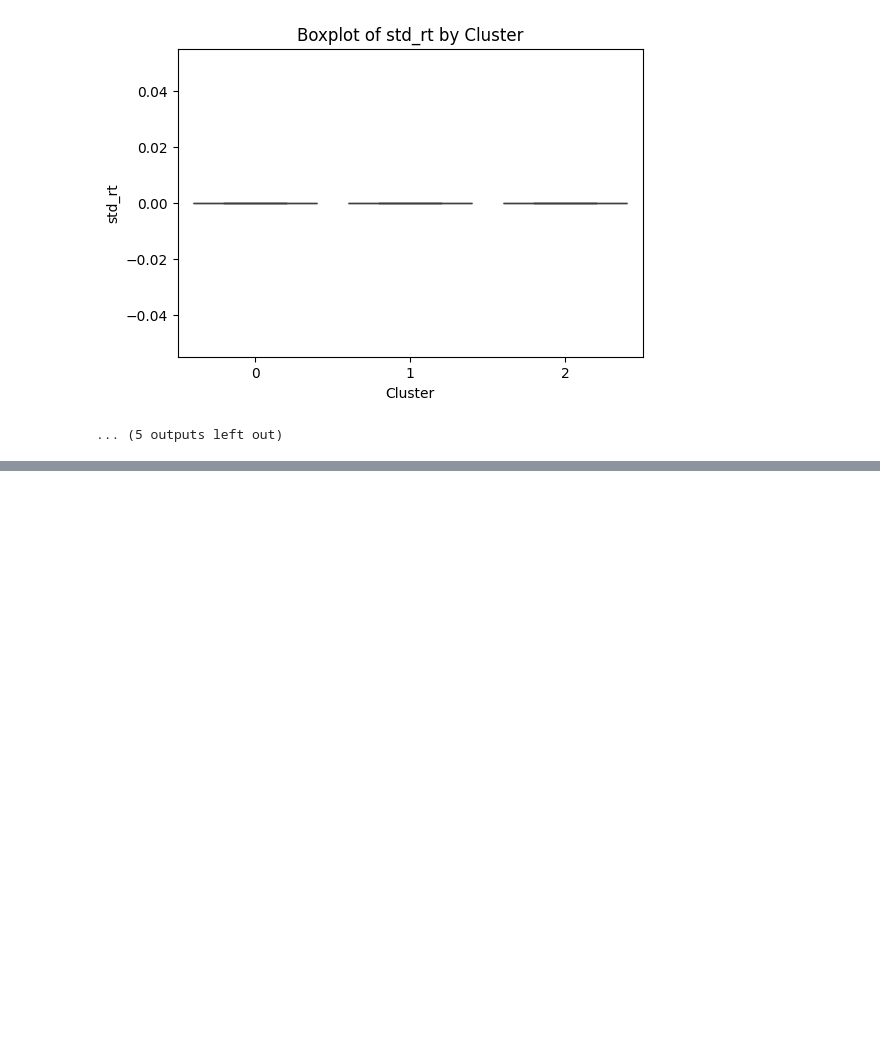
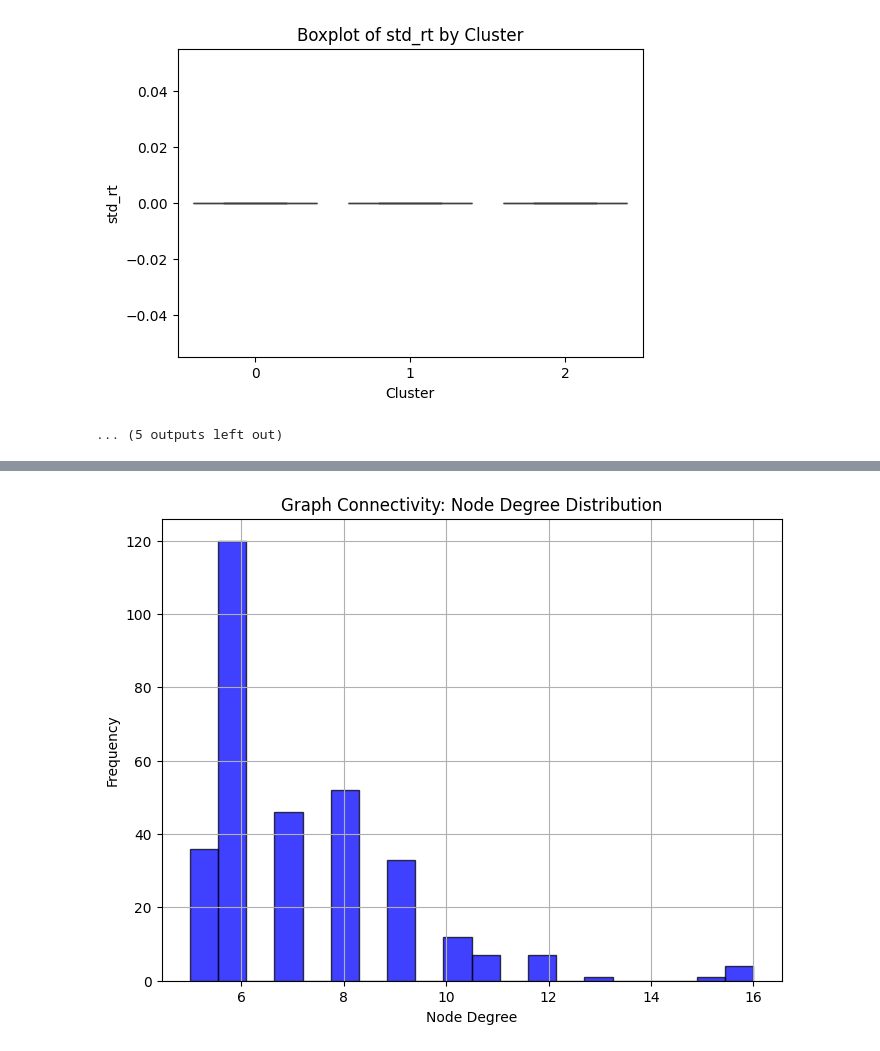
Before and after one commit to AyeshaAnzerBCIT/Multisource, a Jupyter notebook: BehavioralData_KNN.ipynb, the cells around one changed output, grey strips where cells are left out. Saved outputs shown, nothing was run; the diff lists cells and outputs as text; code cells hidden in the pictures; blank space fills up the shorter version.

```diff
--- a/BehavioralData_KNN.ipynb
+++ b/BehavioralData_KNN.ipynb
@@ -660,0 +1350,21 @@ Cluster
+# %%
+import networkx as nx
+import matplotlib.pyplot as plt
+
+def plot_degree_distribution(edge_index):
+    """Plots the degree distribution of the graph"""
+    G = nx.Graph()
+    G.add_edges_from(edge_index.T.tolist())  # Convert tensor to edge list
+
+    degrees = [d for n, d in G.degree()]
+    plt.figure(figsize=(8,6))
+    plt.hist(degrees, bins=20, alpha=0.75, color='blue', edgecolor='black')
+    plt.xlabel("Node Degree")
+    plt.ylabel("Frequency")
+    plt.title("Graph Connectivity: Node Degree Distribution")
+    plt.grid(True)
+    plt.show()
+
+plot_degree_distribution(edge_index)
+# %% [output]
+[figure, added]
```
Also changed, not shown: parts of 10 cells of this notebook.
